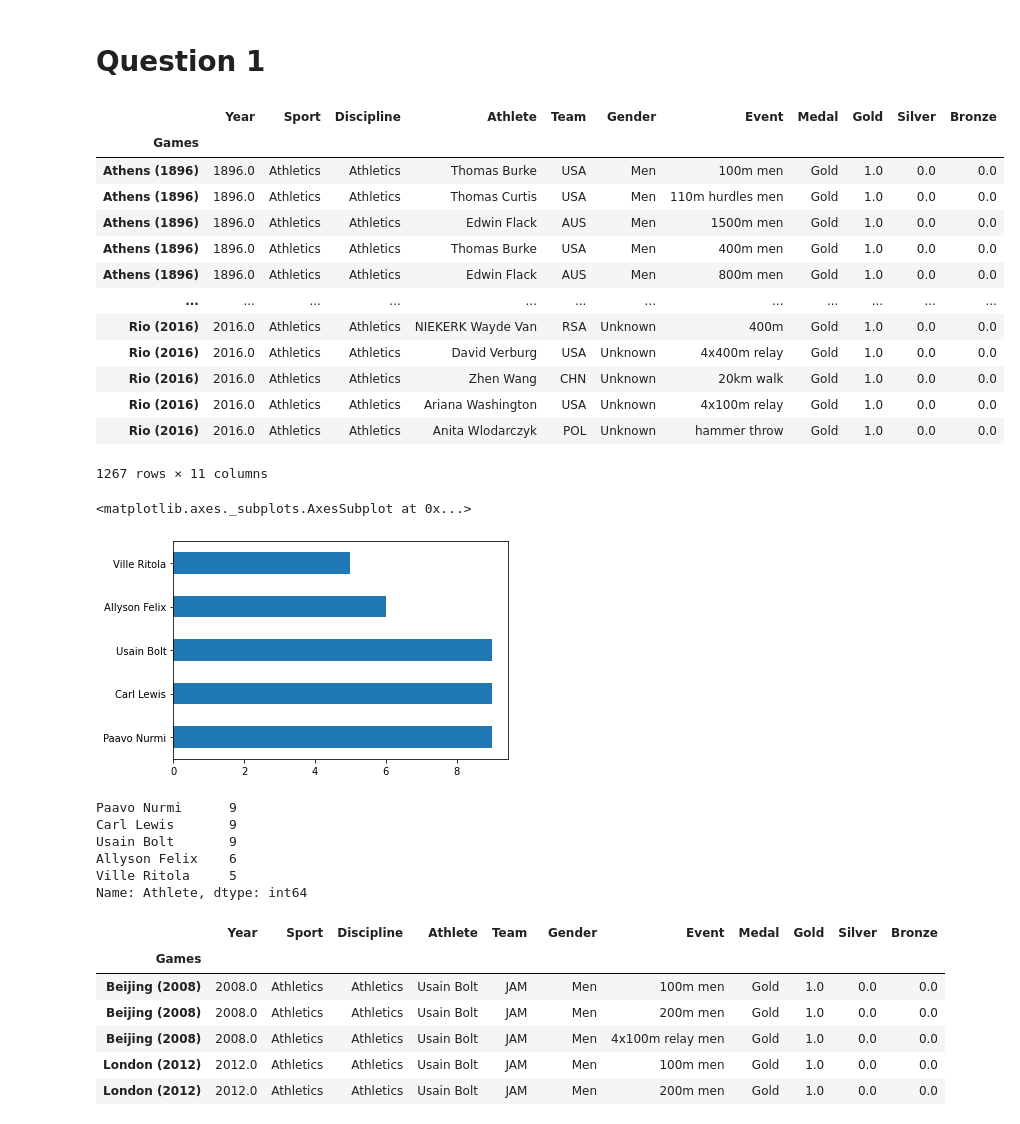
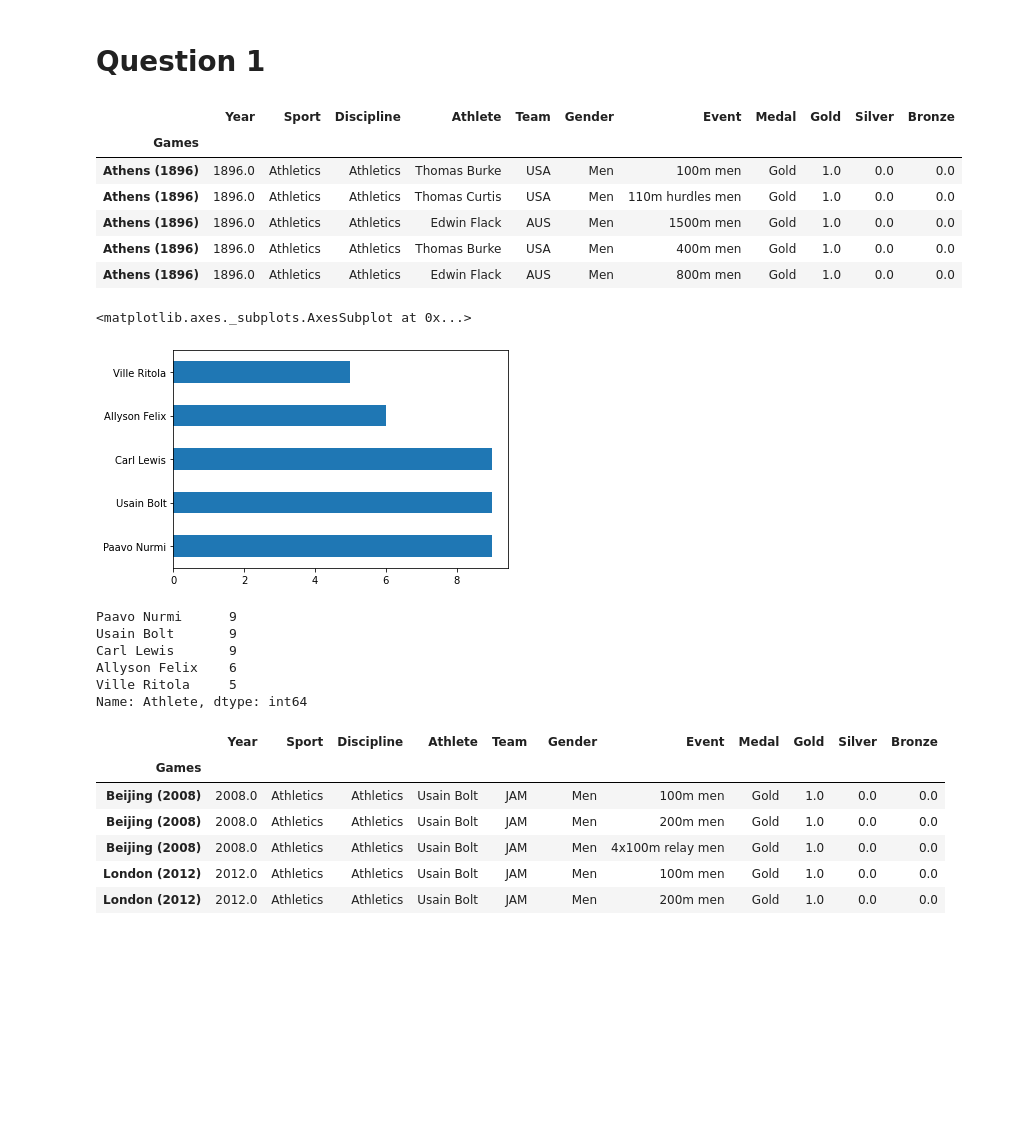
Before and after one commit to bobdewitte/Bynder, a Jupyter notebook: Assessment.ipynb, the cells around one changed output. Cells and saved outputs as stored; diff of their text form; code cells hidden in the pictures; blank space fills up the shorter version.

```diff
--- a/Assessment.ipynb
+++ b/Assessment.ipynb
@@ -96,37 +78,31 @@ Name: Team, Length: 149, dtype: int64
 # Question 1
 # %%
 # Filter appropraite entries
-data_athletes = data[(data.Athlete != '#NAME?') & (data.Discipline == 'Athletics')
-                   & (data.Gold == 1.0)]
-data_athletes
+data_athletes = data[(data.Athlete != '#NAME?')
+                     & (data.Discipline == 'Athletics')
+                     & (data.Gold == 1.0)]
+data_athletes.head()
 # %% [output]
 |  | Year | Sport | Discipline | Athlete | Team | Gender | Event | Medal | Gold | Silver | Bronze |
 | Games |  |  |  |  |  |  |  |  |  |  |  |
 | Athens (1896) | 1896.0 | Athletics | Athletics | Thomas Burke | USA | Men | 100m men | Gold | 1.0 | 0.0 | 0.0 |
 | Athens (1896) | 1896.0 | Athletics | Athletics | Thomas Curtis | USA | Men | 110m hurdles men | Gold | 1.0 | 0.0 | 0.0 |
 | Athens (1896) | 1896.0 | Athletics | Athletics | Edwin Flack | AUS | Men | 1500m men | Gold | 1.0 | 0.0 | 0.0 |
 | Athens (1896) | 1896.0 | Athletics | Athletics | Thomas Burke | USA | Men | 400m men | Gold | 1.0 | 0.0 | 0.0 |
 | Athens (1896) | 1896.0 | Athletics | Athletics | Edwin Flack | AUS | Men | 800m men | Gold | 1.0 | 0.0 | 0.0 |
-| ... | ... | ... | ... | ... | ... | ... | ... | ... | ... | ... | ... |
-| Rio (2016) | 2016.0 | Athletics | Athletics | NIEKERK Wayde Van | RSA | Unknown | 400m | Gold | 1.0 | 0.0 | 0.0 |
-| Rio (2016) | 2016.0 | Athletics | Athletics | David Verburg | USA | Unknown | 4x400m relay | Gold | 1.0 | 0.0 | 0.0 |
-| Rio (2016) | 2016.0 | Athletics | Athletics | Zhen Wang | CHN | Unknown | 20km walk | Gold | 1.0 | 0.0 | 0.0 |
-| Rio (2016) | 2016.0 | Athletics | Athletics | Ariana Washington | USA | Unknown | 4x100m relay | Gold | 1.0 | 0.0 | 0.0 |
-| Rio (2016) | 2016.0 | Athletics | Athletics | Anita Wlodarczyk | POL | Unknown | hammer throw | Gold | 1.0 | 0.0 | 0.0 |
-1267 rows × 11 columns
 # %%
-# get top n most frequent entries
+# get top n most frequent athletes with gold medals
 n = 5
 (data_athletes['Athlete'].value_counts()[:n]).plot(kind='barh')
 # %% [output]
 <matplotlib.axes._subplots.AxesSubplot at 0x...>
-[figure, old version]
+[figure, new version]
 # %%
 data_athletes['Athlete'].value_counts()[:5]
 # %% [output]
 Paavo Nurmi      9
+Usain Bolt       9
 Carl Lewis       9
-Usain Bolt       9
 Allyson Felix    6
 Ville Ritola     5
 Name: Athlete, dtype: int64
```
Also changed, not shown: parts of 18 cells of this notebook, 1 other file.
